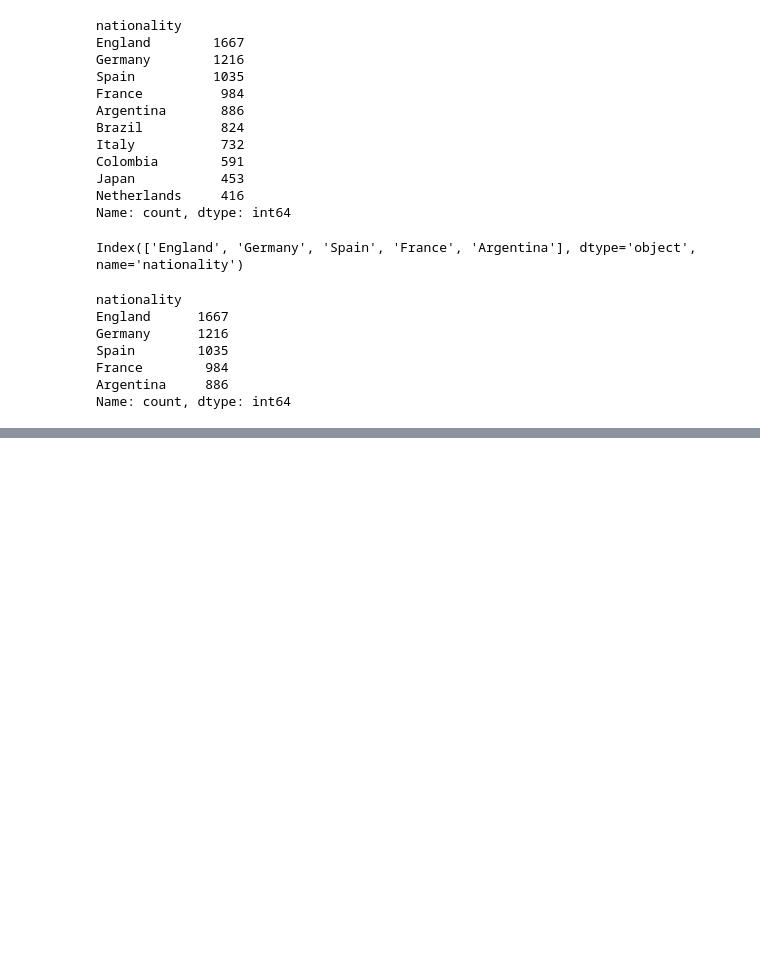
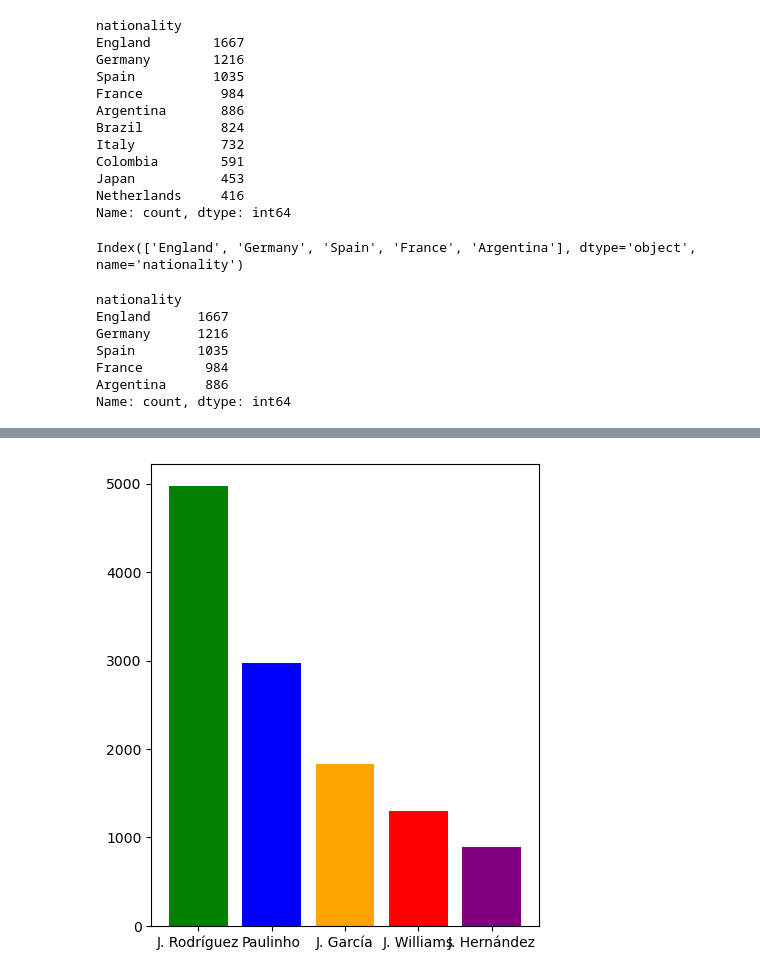
Before and after one commit to Zain-Ul-Abaiden/Fifa-20-dataset-analysis, a Jupyter notebook: Fifa 20 analysis.ipynb, the cells around one changed output, grey strips where cells are left out. Cells and saved outputs as stored; diff of their text form; code cells hidden in the pictures; blank space fills up the shorter version.

```diff
--- a/Fifa 20 analysis.ipynb
+++ b/Fifa 20 analysis.ipynb
@@ -100,0 +101,2 @@ plt.show()
+# %%
+player_salary = fifa[['short_name','wage_eur']]
@@ -100,0 +112,2 @@ plt.show()
+# %%
+player_salary = player_salary.sort_values(by=['wage_eur'],ascending=False)
@@ -100,0 +123,6 @@ plt.show()
+# %%
+plt.figure(figsize=(5,6))
+plt.bar(list(player_salary['short_name'].value_counts()[0:5].keys()),list(player_salary['wage_eur'].value_counts()[0:5]),color=['green','blue','orange','red','purple'])
+plt.show()
+# %% [output]
+[figure, added]
```
Also changed, not shown: parts of 19 cells of this notebook.
